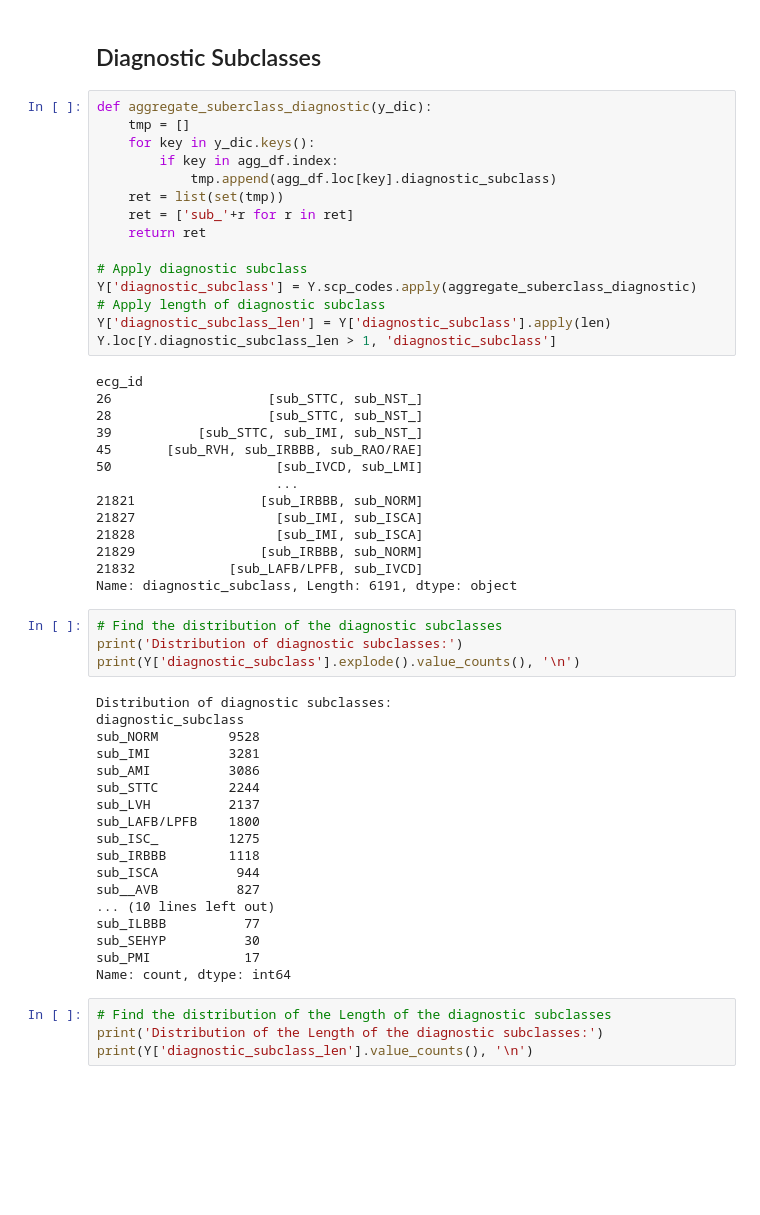
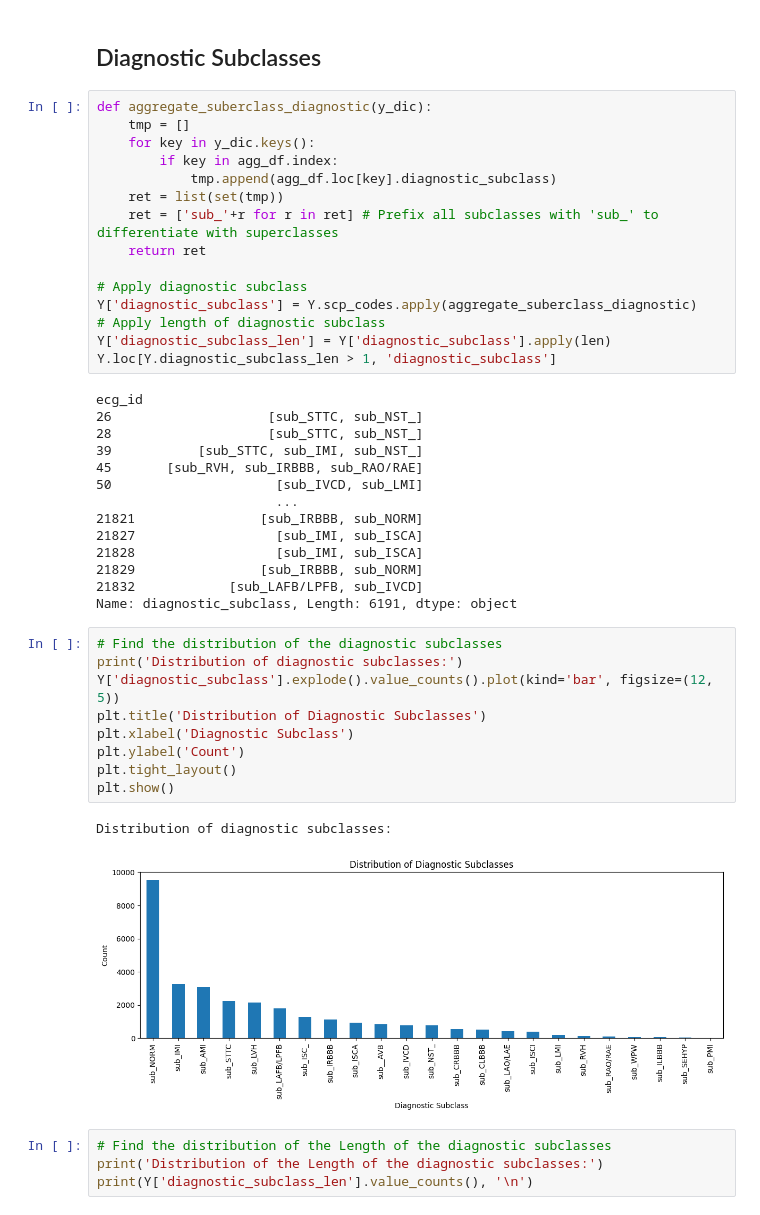
Before and after one commit to HenrikLogJacobsen/DL_UNICT, a Jupyter notebook: Data_Analysis.ipynb, the cells around one changed output. Drawn from its saved outputs; the diff is of its cells as text; blank space fills up the shorter version.

```diff
--- a/Data_Analysis.ipynb
+++ b/Data_Analysis.ipynb
@@ -147,7 +223,7 @@ def aggregate_suberclass_diagnostic(y_dic):
         if key in agg_df.index:
             tmp.append(agg_df.loc[key].diagnostic_subclass)
     ret = list(set(tmp))
-    ret = ['sub_'+r for r in ret]
+    ret = ['sub_'+r for r in ret] # Prefix all subclasses with 'sub_' to differentiate with superclasses
     return ret
 
 # Apply diagnostic subclass
@@ -172,25 +248,15 @@ Name: diagnostic_subclass, Length: 6191, dtype: object
 # %%
 # Find the distribution of the diagnostic subclasses
 print('Distribution of diagnostic subclasses:')
-print(Y['diagnostic_subclass'].explode().value_counts(), '\n')
+Y['diagnostic_subclass'].explode().value_counts().plot(kind='bar', figsize=(12, 5))
+plt.title('Distribution of Diagnostic Subclasses')
+plt.xlabel('Diagnostic Subclass')
+plt.ylabel('Count')
+plt.tight_layout()
+plt.show()
 # %% [output]
 Distribution of diagnostic subclasses:
-diagnostic_subclass
-sub_NORM         9528
-sub_IMI          3281
-sub_AMI          3086
-sub_STTC         2244
-sub_LVH          2137
-sub_LAFB/LPFB    1800
-sub_ISC_         1275
-sub_IRBBB        1118
-sub_ISCA          944
-sub__AVB          827
-... (10 lines left out)
-sub_ILBBB          77
-sub_SEHYP          30
-sub_PMI            17
-Name: count, dtype: int64
+[figure, added]
 # %%
 # Find the distribution of the Length of the diagnostic subclasses
 print('Distribution of the Length of the diagnostic subclasses:')
```
Also changed, not shown: parts of 16 cells of this notebook.
